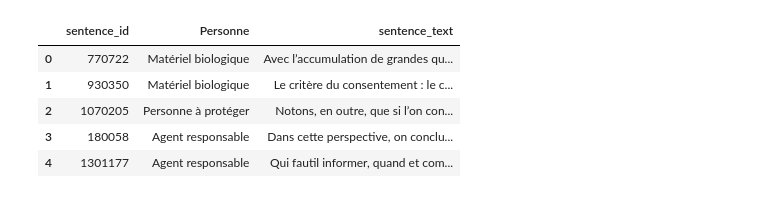
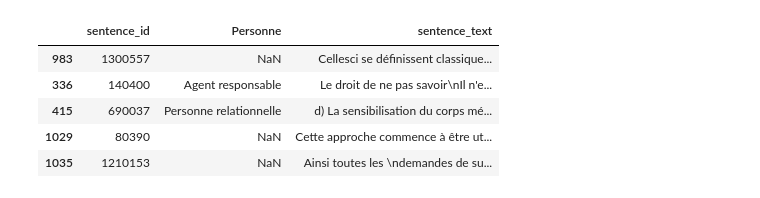
Before and after one commit to LeoMaurice/CCNE, a Jupyter notebook: src/bert.ipynb, the cells around one changed output. Cells and saved outputs as stored; diff of their text form; code cells hidden in the pictures.

```diff
--- a/src/bert.ipynb
+++ b/src/bert.ipynb
@@ -27,12 +27,12 @@ AssertionError: Torch not compiled with CUDA enabled
 # %%
 import pandas as pd
 
-annotations = pd.read_csv("../data/intermediate/big/annotations/2024-03-11_annotation_personne_700.csv")
-annotations.head(5)
+annotations_file = pd.read_csv("../data/intermediate/current_annotation_file.csv")
+annotations_file.sample(5)
 # %% [output]
 |  | sentence_id | Personne | sentence_text |
-| 0 | 770722 | Matériel biologique | Avec l’accumulation de grandes qu... |
-| 1 | 930350 | Matériel biologique | Le critère du consentement : le c... |
-| 2 | 1070205 | Personne à protéger | Notons, en outre, que si l’on con... |
-| 3 | 180058 | Agent responsable | Dans cette perspective, on conclu... |
-| 4 | 1301177 | Agent responsable | Qui fautil informer, quand et com... |
+| 983 | 1300557 | NaN | Cellesci se définissent classique... |
+| 336 | 140400 | Agent responsable | Le droit de ne pas savoir\nIl n'e... |
+| 415 | 690037 | Personne relationnelle | d) La sensibilisation du corps mé... |
+| 1029 | 80390 | NaN | Cette approche commence à être ut... |
+| 1035 | 1210153 | NaN | Ainsi toutes les \ndemandes de su... |
```
Also changed, not shown: parts of 8 cells of this notebook.
